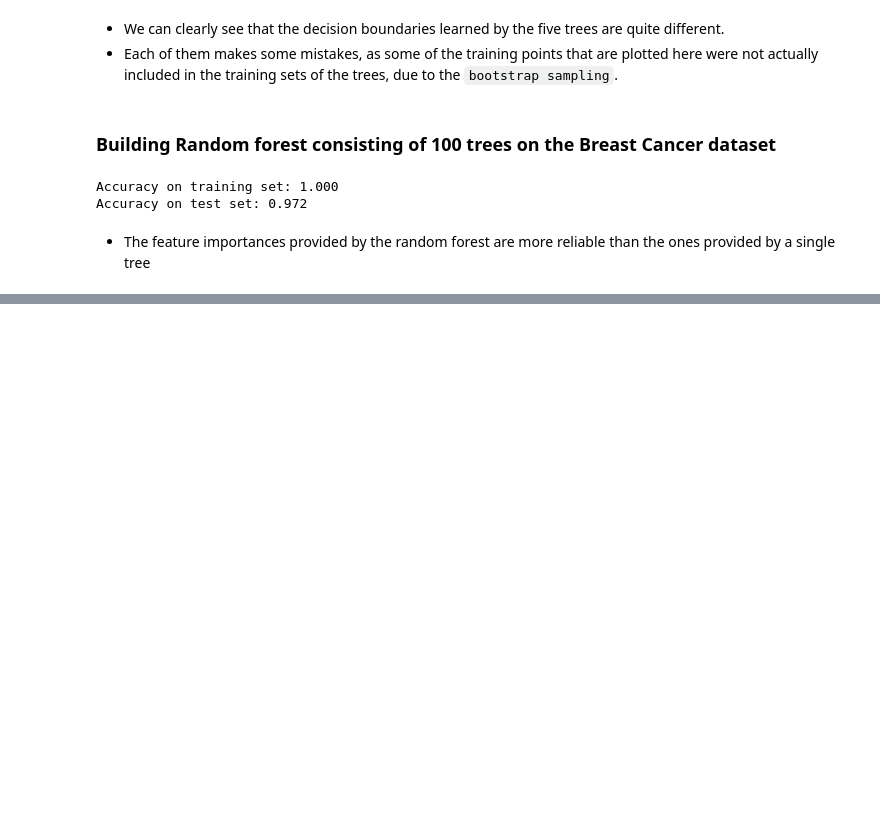
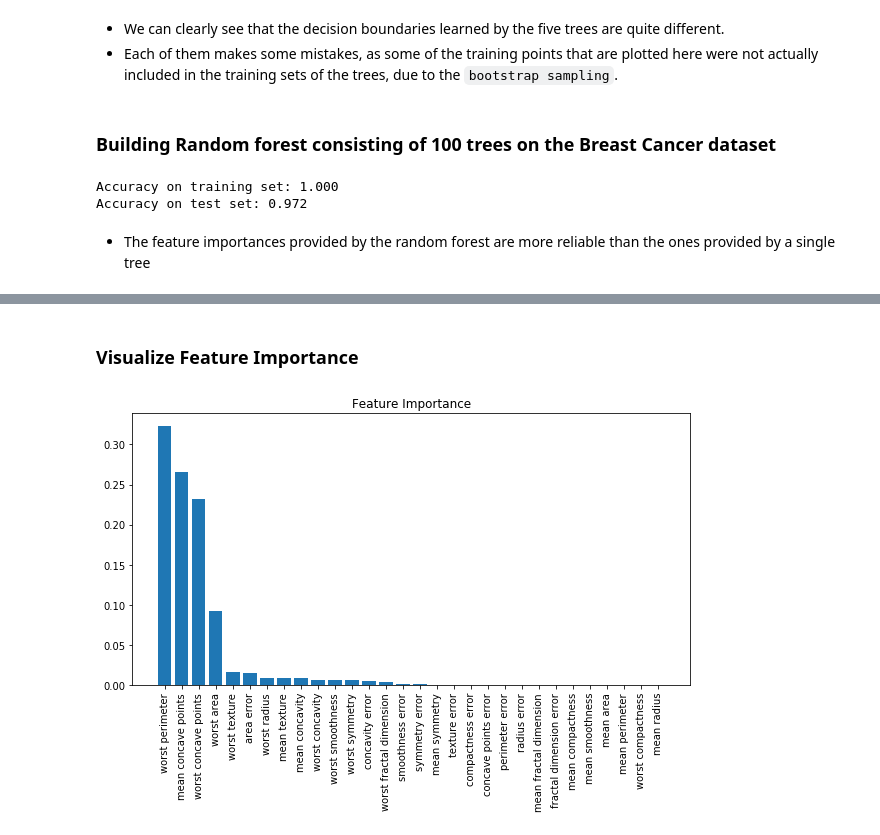
Before and after one commit to bnriiitb/applied_machine_learning_course, a Jupyter notebook: 07 Supervised Learning/Decision Trees.ipynb, the cells around one changed output, grey strips where cells are left out. Cells and saved outputs as stored; diff of their text form; code cells hidden in the pictures; blank space fills up the shorter version.

```diff
--- a/07 Supervised Learning/Decision Trees.ipynb
+++ b/07 Supervised Learning/Decision Trees.ipynb
@@ -90,0 +93,10 @@ Accuracy on test set: 0.972
+# %%
+from sklearn.ensemble import GradientBoostingClassifier
+from sklearn.model_selection import train_test_split
+from sklearn.datasets import load_breast_cancer
+cancer = load_breast_cancer()
+X_train, X_test, y_train, y_test = train_test_split(cancer.data, cancer.target, random_state=0)
+gbrt = GradientBoostingClassifier(random_state=0)
+gbrt.fit(X_train, y_train)
+print("Accuracy on training set: {:.3f}".format(gbrt.score(X_train, y_train)))
+print("Accuracy on test set: {:.3f}".format(gbrt.score(X_test, y_test)))
@@ -90,0 +113,5 @@ Accuracy on test set: 0.972
+# %%
+gbrt = GradientBoostingClassifier(random_state=0, max_depth=1)
+gbrt.fit(X_train, y_train)
+print("Accuracy on training set: {:.3f}".format(gbrt.score(X_train, y_train)))
+print("Accuracy on test set: {:.3f}".format(gbrt.score(X_test, y_test)))
@@ -90,0 +123,5 @@ Accuracy on test set: 0.972
+# %%
+gbrt = GradientBoostingClassifier(random_state=0, learning_rate=0.01)
+gbrt.fit(X_train, y_train)
+print("Accuracy on training set: {:.3f}".format(gbrt.score(X_train, y_train)))
+print("Accuracy on test set: {:.3f}".format(gbrt.score(X_test, y_test)))
@@ -90,0 +136,24 @@ Accuracy on test set: 0.972
+# %% [markdown]
+### Visualize Feature Importance
+# %%
+import numpy as np
+from matplotlib import pyplot as plt
+gbrt = GradientBoostingClassifier(random_state=0, max_depth=1)
+gbrt.fit(X_train, y_train)
+importances = gbrt.feature_importances_
+# Sort feature importances in descending order
+indices = np.argsort(importances)[::-1]
+# Rearrange feature names so they match the sorted feature importances
+names = [cancer.feature_names[i] for i in indices]
+# Create plot
+plt.figure(figsize=(10,5))
+# Create plot title
+plt.title("Feature Importance")
+# Add bars
+plt.bar(range(X_train.shape[1]), importances[indices])
+# Add feature names as x-axis labels
+plt.xticks(range(X_train.shape[1]), names, rotation=90)
+# Show plot
+plt.show()
+# %% [output]
+[figure, added]
```
Also changed, not shown: parts of 9 cells of this notebook, 1 other file.
